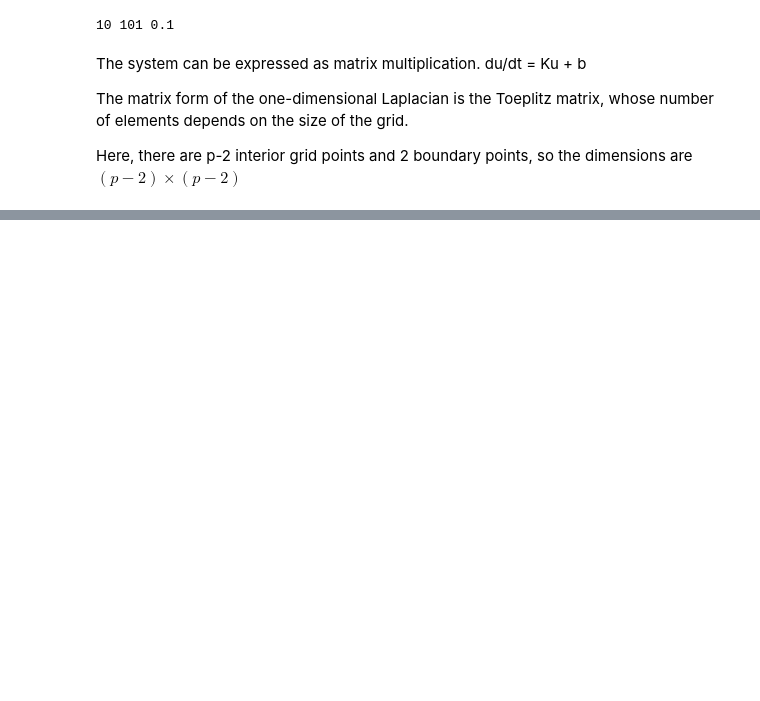
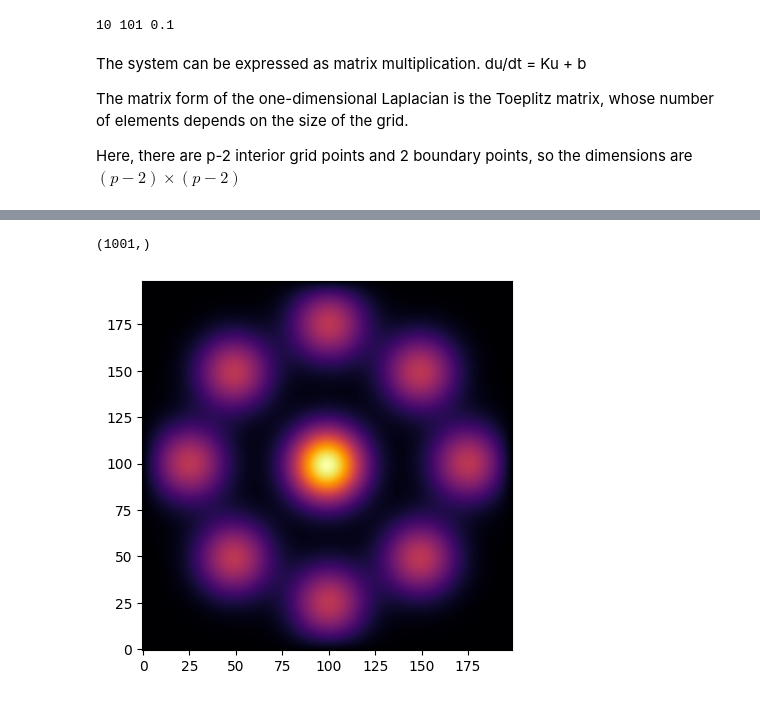
Before and after one commit to XDMisonoXDMikaXD/diffy-qs-solver, a Jupyter notebook: 1d_heateqn.ipynb, the cells around one changed output, grey strips where cells are left out. Drawn from its saved outputs; the diff is of its cells as text; code cells hidden in the pictures; blank space fills up the shorter version.

```diff
--- a/1d_heateqn.ipynb
+++ b/1d_heateqn.ipynb
@@ -101,0 +235,31 @@ plt.plot(x, solution[:,-1])
+# %%
+#Define initial conditions
+pxpy = (199, 199)
+size = (20, 20)
+u0_2d = np.zeros(pxpy) #set default clean slate
+u0_2d[pxpy[0]//2, pxpy[1]//2] = 10
+u0_2d[pxpy[0]//4, pxpy[1]//4] = 5
+u0_2d[3*pxpy[0]//4, 3*pxpy[1]//4] = 5
+u0_2d[pxpy[0]//4, 3*pxpy[1]//4] = 5
+u0_2d[3*pxpy[0]//4, pxpy[1]//4] = 5
+u0_2d[100, 25] = 5
+u0_2d[25, 100] = 5
+u0_2d[100, 175] = 5
+u0_2d[175, 100] = 5
+#The initial condition must be flat to input into the function.
+u0_flat = u0_2d.ravel()
+# %%
+time, sol_flat = heatequation2D((0,10), u0_flat, 0.01, pxpy, size, b = 0)
+# %%
+time.shape
+# %% [output]
+(1001,)
+# %%
+#indeed, any representation of the grid point values are all flattened
+#before being computed on, and must be restored for plotting.
+sol_2d = sol_flat[:, 200].reshape(pxpy)
+plt.clf()
+plt.imshow(sol_2d, origin='lower', cmap = 'inferno')
+plt.pause(0.01)
+# %% [output]
+[figure, added]
```
Also changed, not shown: parts of 15 cells of this notebook.
